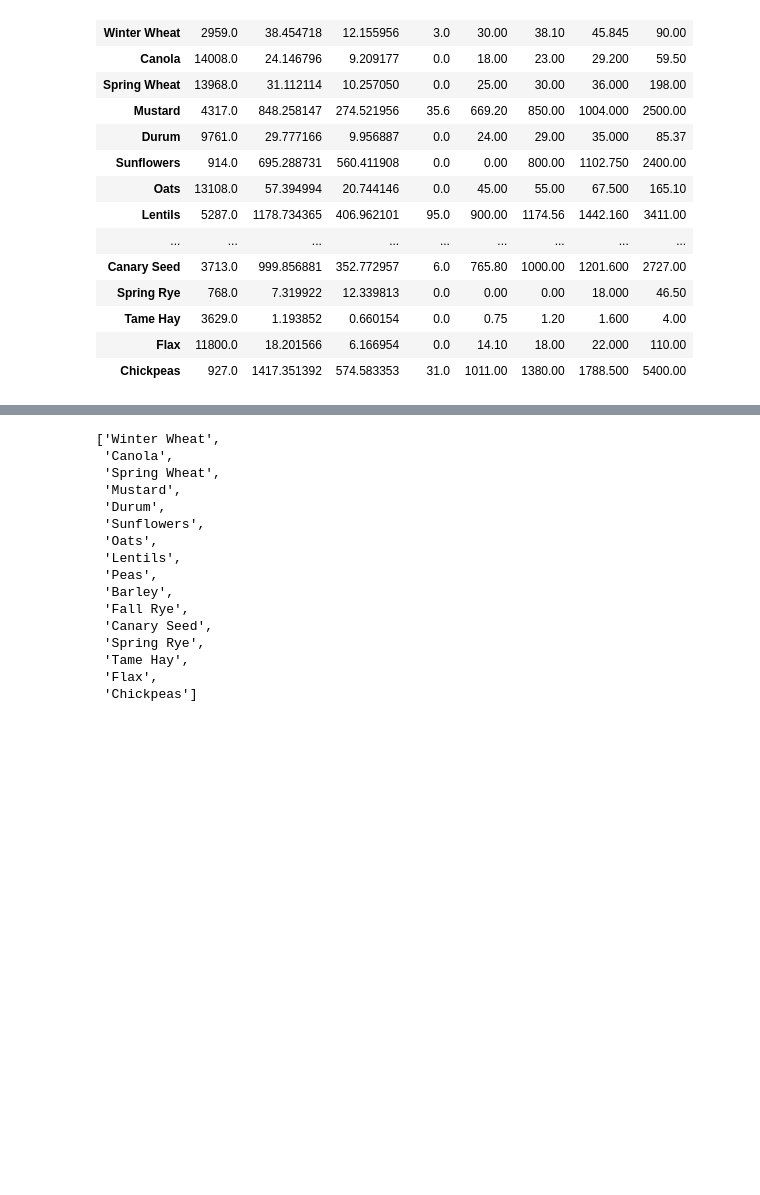
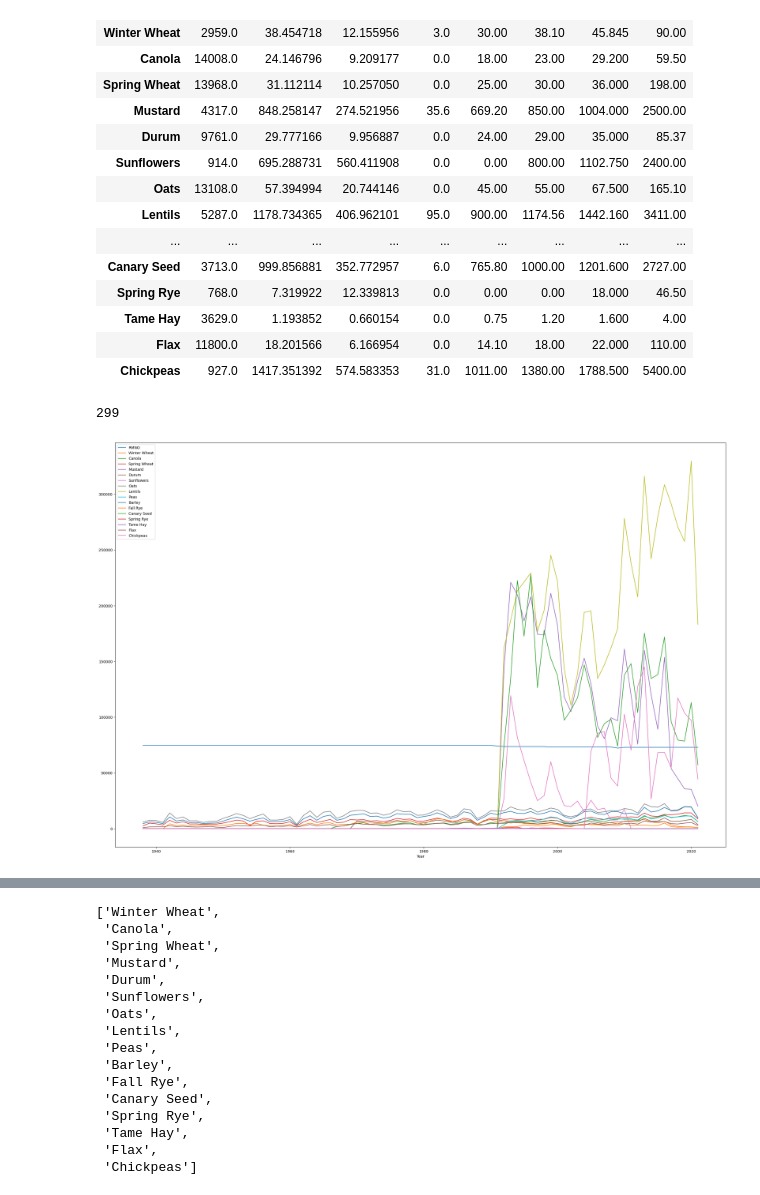
Before and after one commit to mascott82/agtech-assignments, a Jupyter notebook: Assignment_5.ipynb, the cells around one changed output, grey strips where cells are left out. Saved outputs shown, nothing was run; the diff lists cells and outputs as text; code cells hidden in the pictures; blank space fills up the shorter version.

```diff
--- a/Assignment_5.ipynb
+++ b/Assignment_5.ipynb
@@ -122,6 +126,16 @@ data[data['Canola'].notna()].describe().T
 | Chickpeas | 927.0 | 1417.351392 | 574.583353 | 31.0 | 1011.00 | 1380.00 | 1788.500 | 5400.00 |
 # %%
 data.rename(columns={'RM': 'RMNO'}, inplace=True)
+# %%
+data['RMNO'].nunique()
+# %% [output]
+299
+# %%
+#data.groupby(['Year', 'RMNO']).sum().plot()
+data.groupby('Year').sum().plot()
+plt.show()
+# %% [output]
+[figure, added]
 # %%
 data[data['RMNO'] == 100]
 # %% [output]
```
Also changed, not shown: parts of 5 cells of this notebook.
